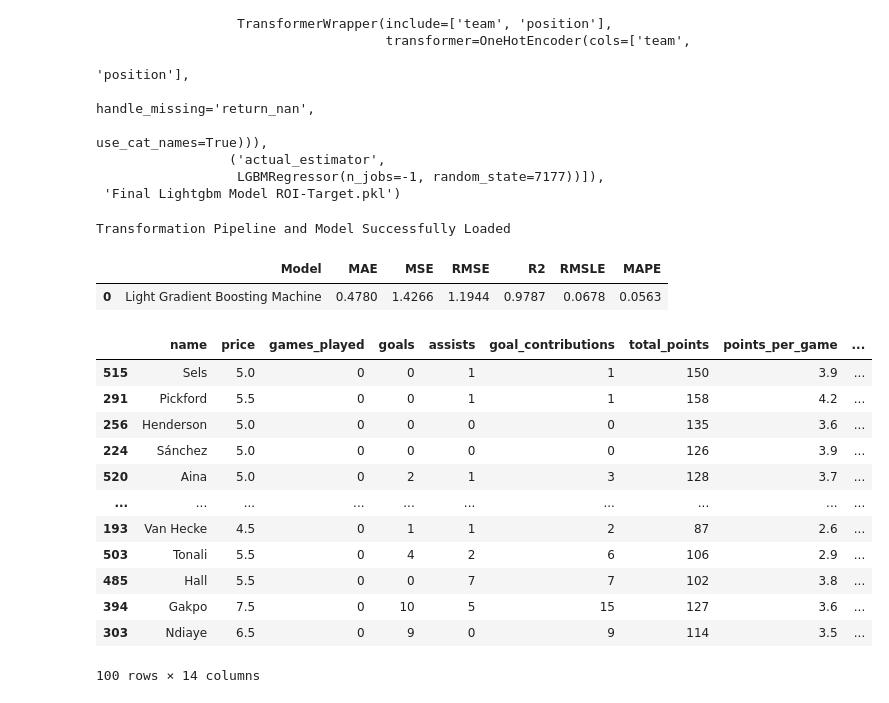
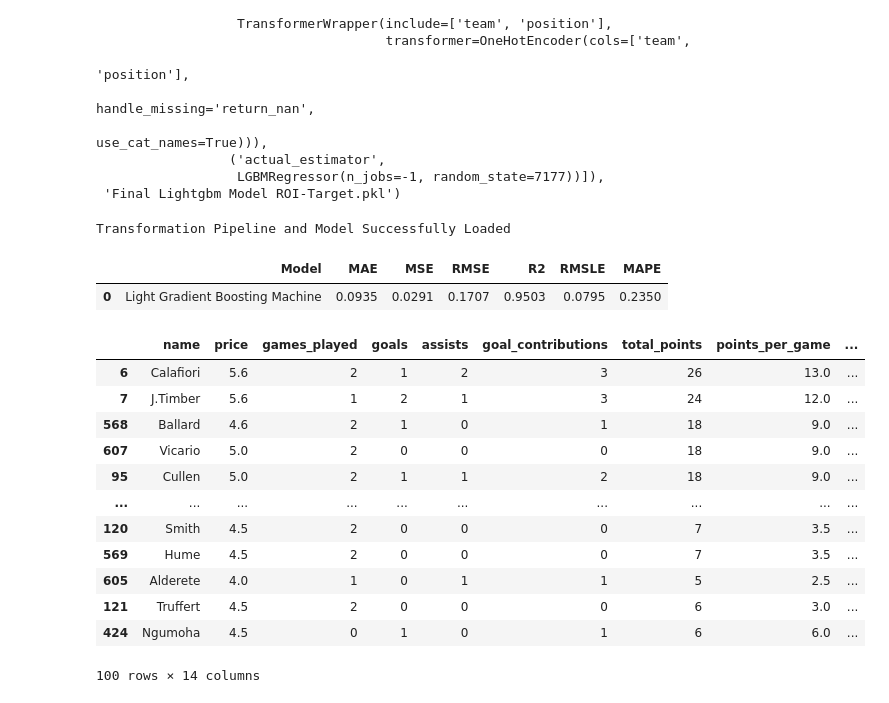
Before and after one commit to kareemseyi/FPL2023, a Jupyter notebook: ml/pycaret.ipynb, the cells around one changed output. Saved outputs shown, nothing was run; the diff lists cells and outputs as text; code cells hidden in the pictures.

```diff
--- a/ml/pycaret.ipynb
+++ b/ml/pycaret.ipynb
@@ -212,24 +212,24 @@ Transformation Pipeline and Model Successfully Saved
 # %%
 
 saved_final_lightgbm = load_model('Final Lightgbm Model ROI-Target')
 
-data_new = pd.read_csv('../datastore/current/FPL_data_1.csv')
+data_new = pd.read_csv('../datastore/current/FPL_data_3.csv')
 new_prediction = predict_model(saved_final_lightgbm, data=data_new).sort_values('prediction_label', ascending=False)
 new_prediction.head(100)
 # %% [output]
 Transformation Pipeline and Model Successfully Loaded
 |  | Model | MAE | MSE | RMSE | R2 | RMSLE | MAPE |
-| 0 | Light Gradient Boosting Machine | 0.4780 | 1.4266 | 1.1944 | 0.9787 | 0.0678 | 0.0563 |
+| 0 | Light Gradient Boosting Machine | 0.0935 | 0.0291 | 0.1707 | 0.9503 | 0.0795 | 0.2350 |
 |  | name | price | games_played | goals | assists | goal_contributions | total_points | points_per_game | ... |
-| 515 | Sels | 5.0 | 0 | 0 | 1 | 1 | 150 | 3.9 | ... |
-| 291 | Pickford | 5.5 | 0 | 0 | 1 | 1 | 158 | 4.2 | ... |
-| 256 | Henderson | 5.0 | 0 | 0 | 0 | 0 | 135 | 3.6 | ... |
-| 224 | Sánchez | 5.0 | 0 | 0 | 0 | 0 | 126 | 3.9 | ... |
-| 520 | Aina | 5.0 | 0 | 2 | 1 | 3 | 128 | 3.7 | ... |
+| 6 | Calafiori | 5.6 | 2 | 1 | 2 | 3 | 26 | 13.0 | ... |
+| 7 | J.Timber | 5.6 | 1 | 2 | 1 | 3 | 24 | 12.0 | ... |
+| 568 | Ballard | 4.6 | 2 | 1 | 0 | 1 | 18 | 9.0 | ... |
+| 607 | Vicario | 5.0 | 2 | 0 | 0 | 0 | 18 | 9.0 | ... |
+| 95 | Cullen | 5.0 | 2 | 1 | 1 | 2 | 18 | 9.0 | ... |
 | ... | ... | ... | ... | ... | ... | ... | ... | ... | ... |
-| 193 | Van Hecke | 4.5 | 0 | 1 | 1 | 2 | 87 | 2.6 | ... |
-| 503 | Tonali | 5.5 | 0 | 4 | 2 | 6 | 106 | 2.9 | ... |
-| 485 | Hall | 5.5 | 0 | 0 | 7 | 7 | 102 | 3.8 | ... |
-| 394 | Gakpo | 7.5 | 0 | 10 | 5 | 15 | 127 | 3.6 | ... |
-| 303 | Ndiaye | 6.5 | 0 | 9 | 0 | 9 | 114 | 3.5 | ... |
+| 120 | Smith | 4.5 | 2 | 0 | 0 | 0 | 7 | 3.5 | ... |
+| 569 | Hume | 4.5 | 2 | 0 | 0 | 0 | 7 | 3.5 | ... |
+| 605 | Alderete | 4.0 | 1 | 0 | 1 | 1 | 5 | 2.5 | ... |
+| 121 | Truffert | 4.5 | 2 | 0 | 0 | 0 | 6 | 3.0 | ... |
+| 424 | Ngumoha | 4.5 | 0 | 1 | 0 | 1 | 6 | 6.0 | ... |
 100 rows × 14 columns
```
Also changed, not shown: parts of 4 cells of this notebook, 11 other files.
